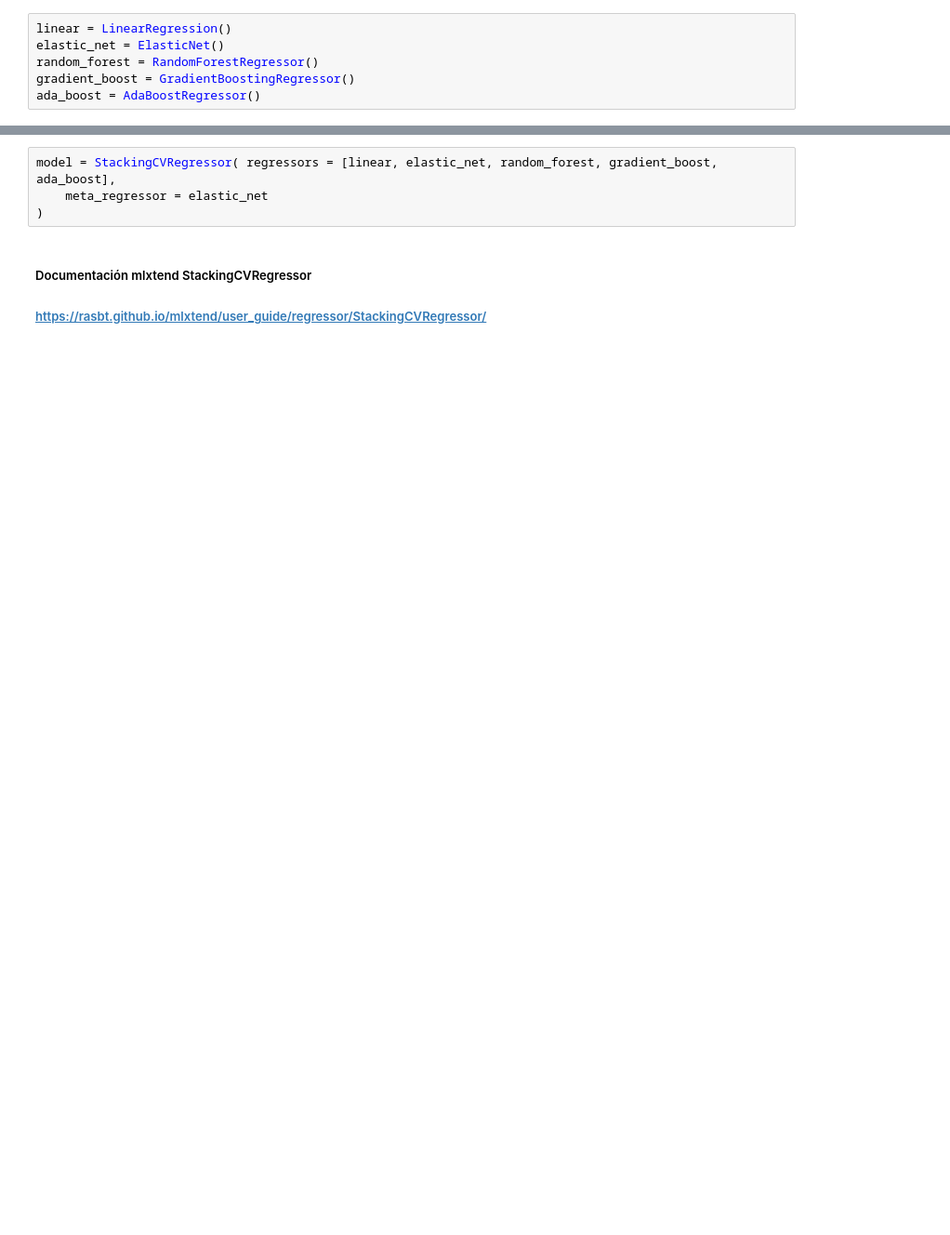
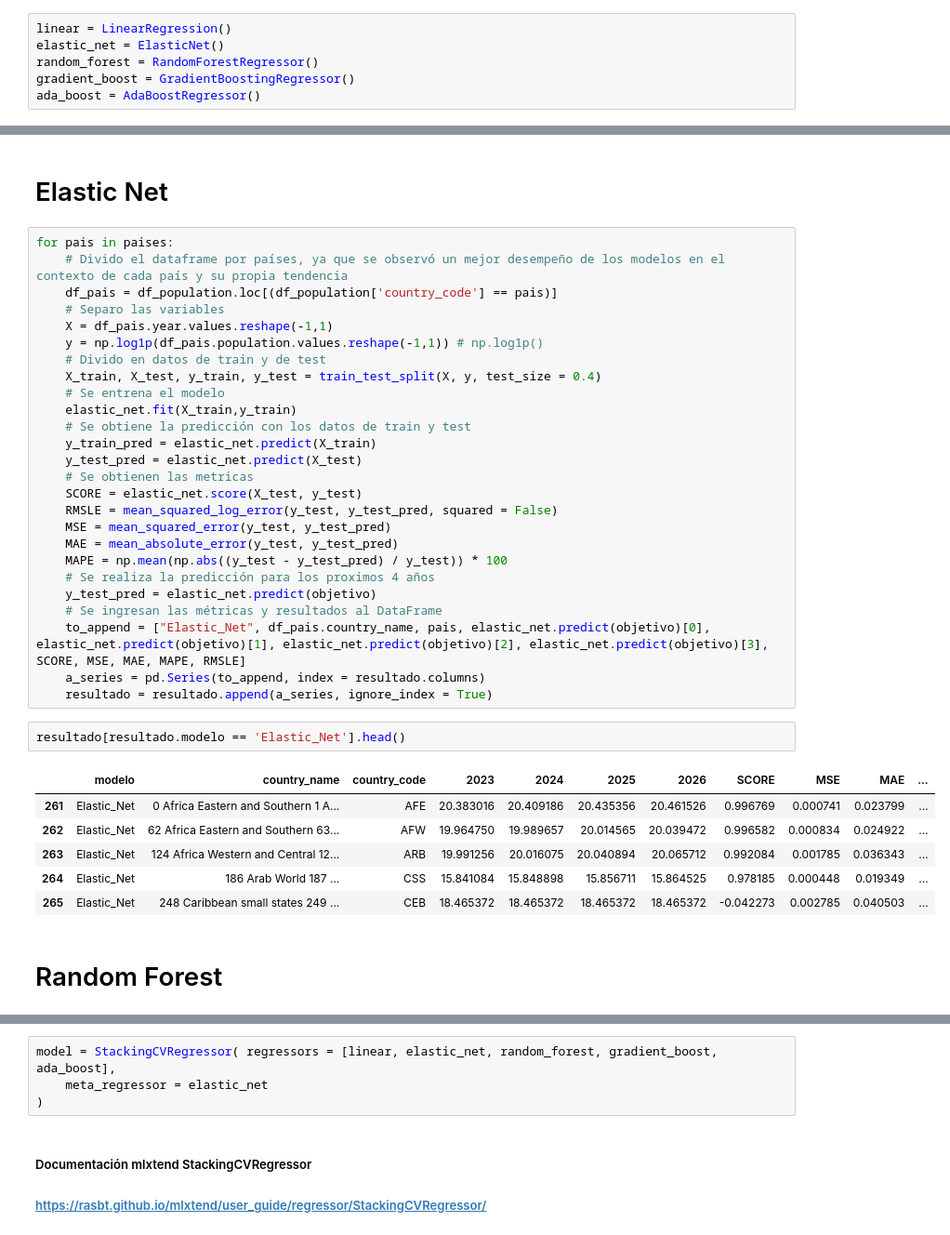
Before and after one commit to AlbertoLandinWork/etl_worldbank_api, a Jupyter notebook: machine_learning.ipynb, the cells around one changed output, grey strips where cells are left out. Shown at 93% size. Cells and saved outputs as stored; diff of their text form; blank space fills up the shorter version.

```diff
--- a/machine_learning.ipynb
+++ b/machine_learning.ipynb
@@ -43,0 +89,39 @@ ada_boost = AdaBoostRegressor()
+# %% [markdown]
+# Elastic Net
+# %%
+for pais in paises:
+    # Divido el dataframe por países, ya que se observó un mejor desempeño de los modelos en el contexto de cada país y su propia tendencia
+    df_pais = df_population.loc[(df_population['country_code'] == pais)]
+    # Separo las variables
+    X = df_pais.year.values.reshape(-1,1)
+    y = np.log1p(df_pais.population.values.reshape(-1,1)) # np.log1p()
+    # Divido en datos de train y de test
+    X_train, X_test, y_train, y_test = train_test_split(X, y, test_size = 0.4)
+    # Se entrena el modelo
+    elastic_net.fit(X_train,y_train)
+    # Se obtiene la predicción con los datos de train y test
+    y_train_pred = elastic_net.predict(X_train)
+    y_test_pred = elastic_net.predict(X_test)
+    # Se obtienen las metricas
+    SCORE = elastic_net.score(X_test, y_test)
+    RMSLE = mean_squared_log_error(y_test, y_test_pred, squared = False)
+    MSE = mean_squared_error(y_test, y_test_pred)
+    MAE = mean_absolute_error(y_test, y_test_pred)
+    MAPE = np.mean(np.abs((y_test - y_test_pred) / y_test)) * 100
+    # Se realiza la predicción para los proximos 4 años
+    y_test_pred = elastic_net.predict(objetivo)
+    # Se ingresan las métricas y resultados al DataFrame
+    to_append = ["Elastic_Net", df_pais.country_name, pais, elastic_net.predict(objetivo)[0], elastic_net.predict(objetivo)[1], elastic_net.predict(objetivo)[2], elastic_net.predict(objetivo)[3], SCORE, MSE, MAE, MAPE, RMSLE]
+    a_series = pd.Series(to_append, index = resultado.columns)
+    resultado = resultado.append(a_series, ignore_index = True)
+# %%
+resultado[resultado.modelo == 'Elastic_Net'].head()
+# %% [output]
+|  | modelo | country_name | country_code | 2023 | 2024 | 2025 | 2026 | SCORE | MSE | MAE | ... |
+| 261 | Elastic_Net | 0 Africa Eastern and Southern 1 A... | AFE | 20.383016 | 20.409186 | 20.435356 | 20.461526 | 0.996769 | 0.000741 | 0.023799 | ... |
+| 262 | Elastic_Net | 62 Africa Eastern and Southern 63... | AFW | 19.964750 | 19.989657 | 20.014565 | 20.039472 | 0.996582 | 0.000834 | 0.024922 | ... |
+| 263 | Elastic_Net | 124 Africa Western and Central 12... | ARB | 19.991256 | 20.016075 | 20.040894 | 20.065712 | 0.992084 | 0.001785 | 0.036343 | ... |
+| 264 | Elastic_Net | 186 Arab World 187 ... | CSS | 15.841084 | 15.848898 | 15.856711 | 15.864525 | 0.978185 | 0.000448 | 0.019349 | ... |
+| 265 | Elastic_Net | 248 Caribbean small states 249 ... | CEB | 18.465372 | 18.465372 | 18.465372 | 18.465372 | -0.042273 | 0.002785 | 0.040503 | ... |
+# %% [markdown]
+# Random Forest
```
Also changed, not shown: parts of 44 cells of this notebook, 5 other files.
